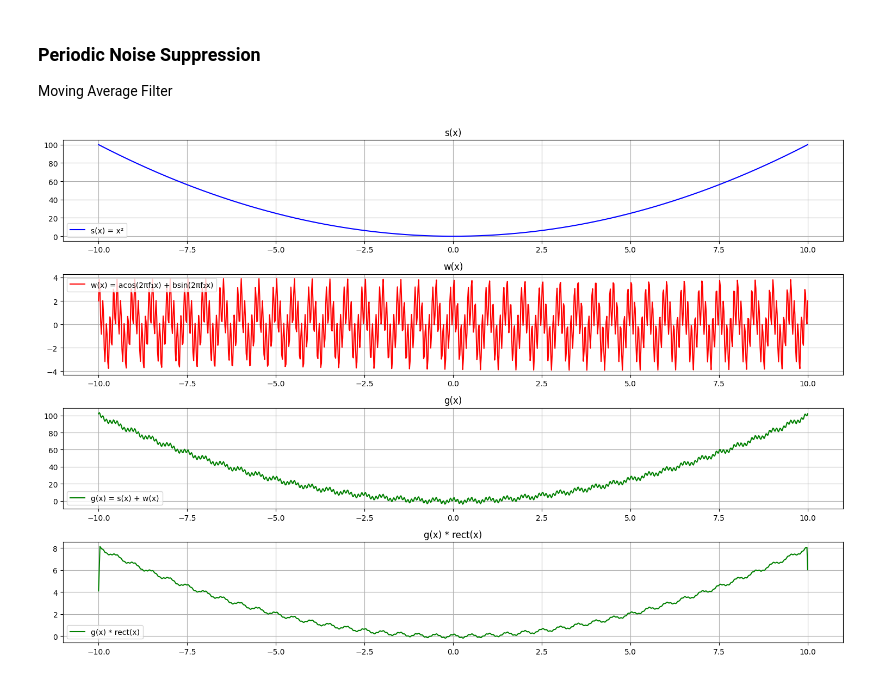
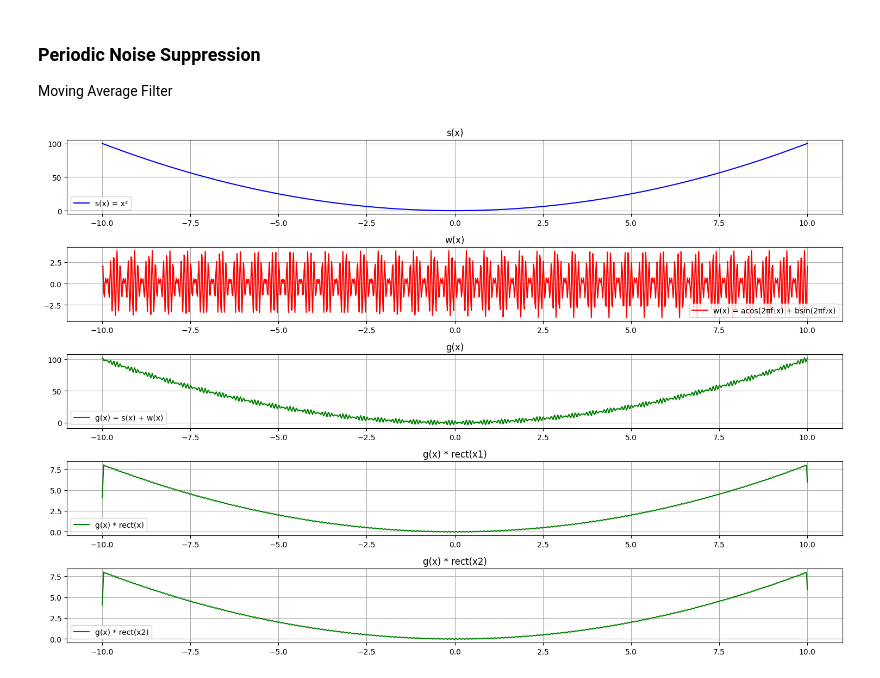
Before and after one commit to unrpi18/ASB-Notebook, a Jupyter notebook: Fourier.ipynb, the cells around one changed output. Cells and saved outputs as stored; diff of their text form; code cells hidden in the pictures.

```diff
--- a/Fourier.ipynb
+++ b/Fourier.ipynb
@@ -128,44 +128,57 @@ def w(x, a=1, b=1, f1=1, f2=1):
     return a * np.cos(2*np.pi*f1*x) + b * np.sin(2*np.pi*f2*x)
 def rect(x, width=2):
     return np.where(np.abs(x) <= width/2, 1, 0)
+
+def normalized_rect(x, width=2):
+    return rect(x, width) / width
+
 original_signal = s(t)
-f1 = 2
+f1 =12
 f2 = 10
 noise_signal = w(t, a=2, b=2, f1=f1, f2=f2)
+normalized_rect_signal = normalized_rect(t, width=1/f2)
+
 rect_signal = rect(t, width=1/f2)
-
+rect_signal2 = rect(t, width=1/f1)
 
 combined_signal = original_signal + noise_signal
 
 conv_result = np.convolve(combined_signal, rect_signal, mode='same') * (t[1] - t[0])
+conv_result2 = np.convolve(combined_signal, rect_signal2, mode='same') * (t[1] - t[0])
 
 plt.figure(figsize=(15, 10))
 
-plt.subplot(4, 1, 1)
+plt.subplot(5, 1, 1)
 plt.plot(t, original_signal, 'b-', label='s(x) = x²')
 plt.title('s(x)')
 plt.grid(True)
 plt.legend()
 
-plt.subplot(4, 1, 2)
+plt.subplot(5, 1, 2)
 plt.plot(t, noise_signal, 'r-', label='w(x) = acos(2πf₁x) + bsin(2πf₂x)')
 plt.title('w(x)')
 plt.grid(True)
 plt.legend()
 
-plt.subplot(4, 1, 3)
+plt.subplot(5, 1, 3)
 plt.plot(t, combined_signal, 'g-', label='g(x) = s(x) + w(x)')
 plt.title('g(x)')
 plt.grid(True)
 plt.legend()
 
-plt.subplot(4, 1, 4)
+plt.subplot(5, 1, 4)
 plt.plot(t, conv_result, 'g-', label='g(x) * rect(x)')
-plt.title('g(x) * rect(x)')
+plt.title('g(x) * rect(x1)')
+plt.grid(True)
+plt.legend()
+
+plt.subplot(5, 1, 5)
+plt.plot(t, conv_result2, 'g-', label='g(x) * rect(x2)')
+plt.title('g(x) * rect(x2)')
 plt.grid(True)
 plt.legend()
 
 plt.tight_layout()
 plt.show()
 # %% [output]
-[figure, old version]
+[figure, new version]
```
Also changed, not shown: parts of 2 cells of this notebook.
